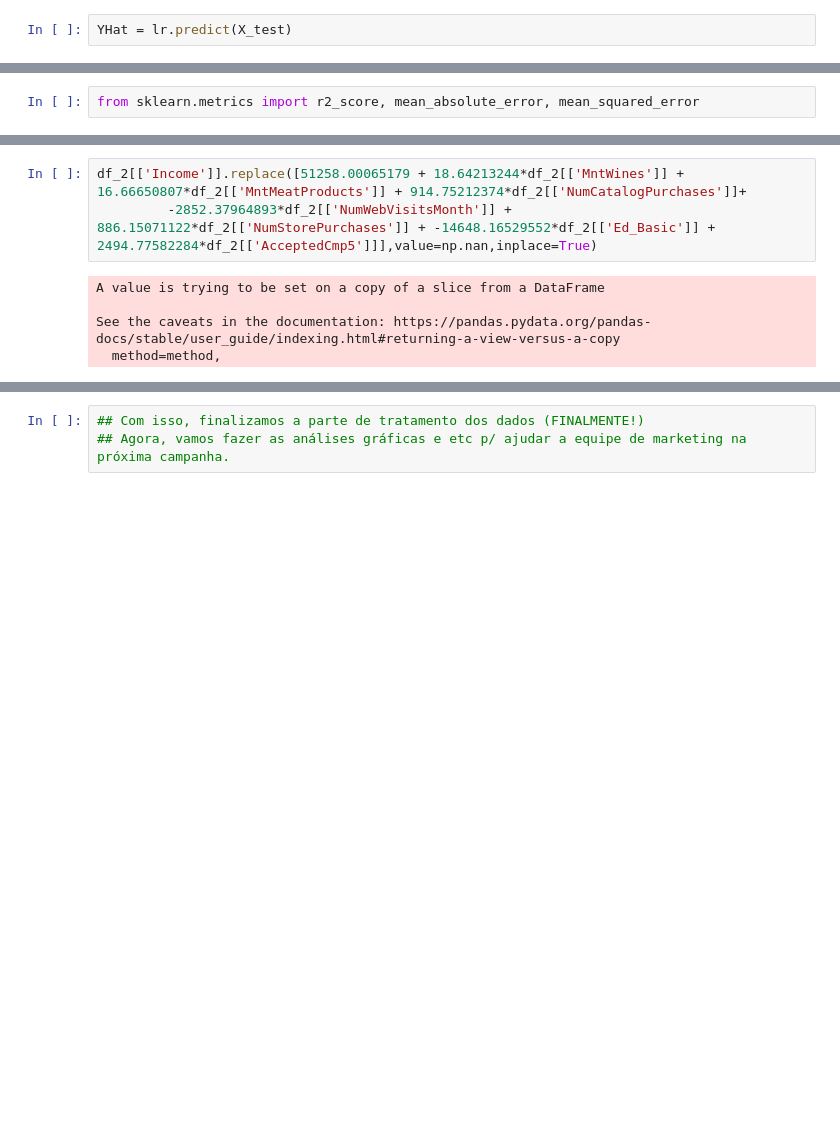
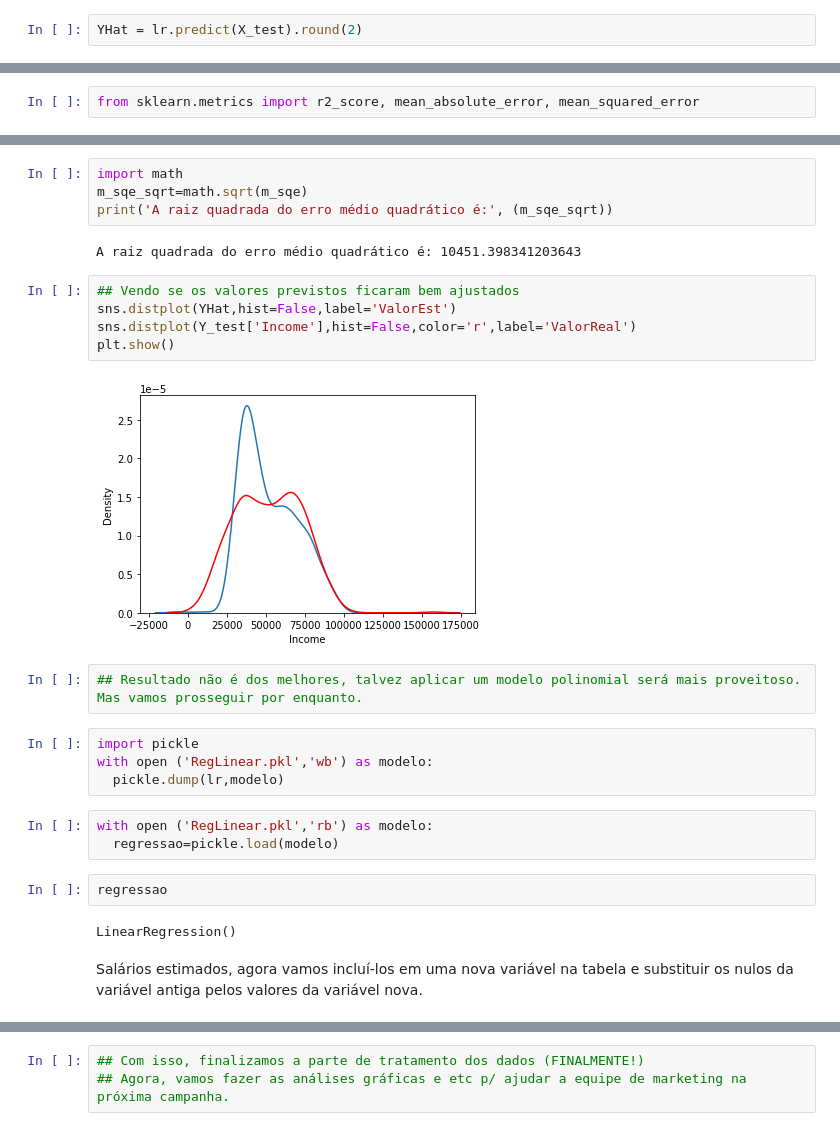
Before and after one commit to marcilioduarte/portfolio_marcilioduarte, a Jupyter notebook: ESTUDO_DE_CASO_DESAFIO_IFOOD_(WORKING_CASE).ipynb, the cells around one changed output, grey strips where cells are left out. Cells and saved outputs as stored; diff of their text form; blank space fills up the shorter version.

```diff
--- a/ESTUDO_DE_CASO_DESAFIO_IFOOD_(WORKING_CASE).ipynb
+++ b/ESTUDO_DE_CASO_DESAFIO_IFOOD_(WORKING_CASE).ipynb
@@ -1105,5 +1105,5 @@ array([[    16.99866589,     18.19720006,   1324.01587426,
 # %%
-YHat = lr.predict(X_test)
+YHat = lr.predict(X_test).round(2)
 # %%
 YHat
 # %% [output]
@@ -1160,8 +1160,28 @@ O erro médio quadrático do modelo é: 156973566.94
-# %%
-df_2[['Income']].replace([51258.00065179 + 18.64213244*df_2[['MntWines']] + 16.66650807*df_2[['MntMeatProducts']] + 914.75212374*df_2[['NumCatalogPurchases']]+
-         -2852.37964893*df_2[['NumWebVisitsMonth']] + 886.15071122*df_2[['NumStorePurchases']] + -14648.16529552*df_2[['Ed_Basic']] + 2494.77582284*df_2[['AcceptedCmp5']]],value=np.nan,inplace=True)
-# %% [output]
-A value is trying to be set on a copy of a slice from a DataFrame
-
-See the caveats in the documentation: https://pandas.pydata.org/pandas-docs/stable/user_guide/indexing.html#returning-a-view-versus-a-copy
-  method=method,
+# %%
+import math
+m_sqe_sqrt=math.sqrt(m_sqe)
+print('A raiz quadrada do erro médio quadrático é:', (m_sqe_sqrt))
+# %% [output]
+A raiz quadrada do erro médio quadrático é: 10451.398341203643
+# %%
+## Vendo se os valores previstos ficaram bem ajustados
+sns.distplot(YHat,hist=False,label='ValorEst')
+sns.distplot(Y_test['Income'],hist=False,color='r',label='ValorReal')
+plt.show()
+# %% [output]
+[figure, added]
+# %%
+## Resultado não é dos melhores, talvez aplicar um modelo polinomial será mais proveitoso. Mas vamos prosseguir por enquanto.
+# %%
+import pickle
+with open ('RegLinear.pkl','wb') as modelo:
+  pickle.dump(lr,modelo)
+# %%
+with open ('RegLinear.pkl','rb') as modelo:
+  regressao=pickle.load(modelo)
+# %%
+regressao
+# %% [output]
+LinearRegression()
+# %% [markdown]
+Salários estimados, agora vamos incluí-los em uma nova variável na tabela e substituir os nulos da variável antiga pelos valores da variável nova.
```
Also changed, not shown: parts of 28 cells of this notebook.
